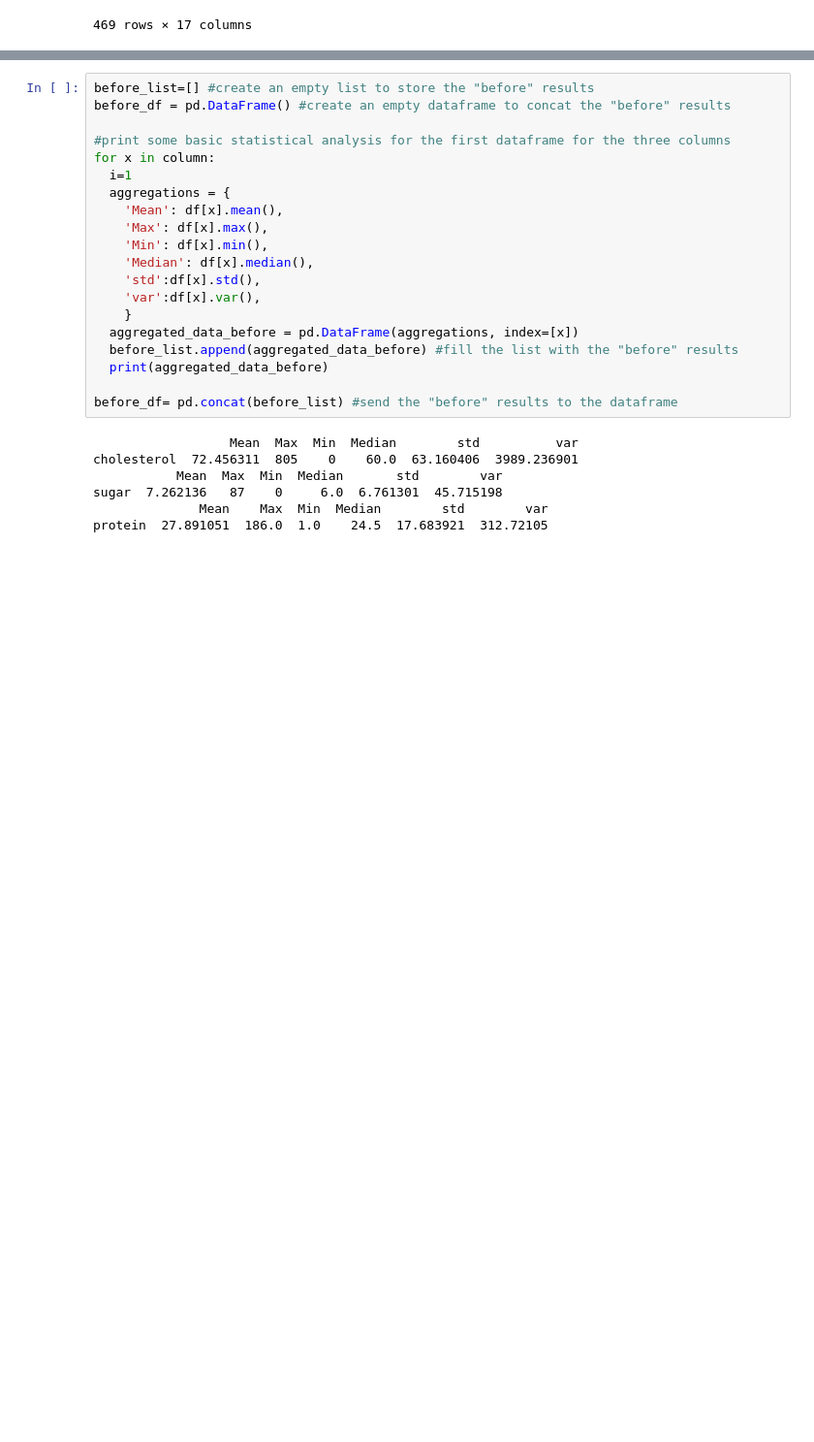
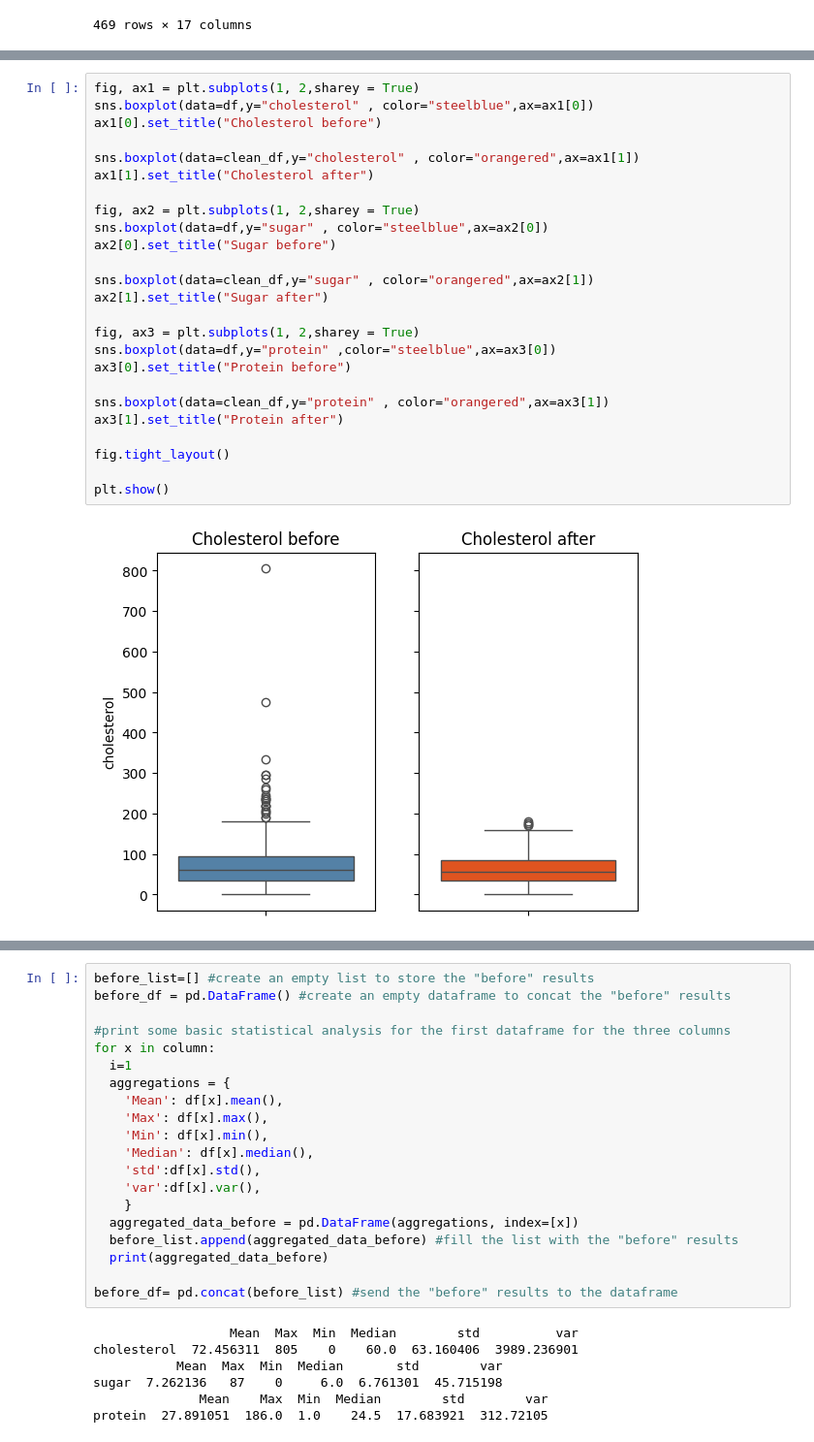
Before and after one commit to macnianios/remove_outliers, a Jupyter notebook: removing_outliers.ipynb, the cells around one changed output, grey strips where cells are left out. Shown: that part at 97% size. Cells and saved outputs as stored; diff of their text form; blank space fills up the shorter version.

```diff
--- a/removing_outliers.ipynb
+++ b/removing_outliers.ipynb
@@ -138,0 +145,27 @@ clean_df
+# %%
+fig, ax1 = plt.subplots(1, 2,sharey = True)
+sns.boxplot(data=df,y="cholesterol" , color="steelblue",ax=ax1[0])
+ax1[0].set_title("Cholesterol before")
+
+sns.boxplot(data=clean_df,y="cholesterol" , color="orangered",ax=ax1[1])
+ax1[1].set_title("Cholesterol after")
+
+fig, ax2 = plt.subplots(1, 2,sharey = True)
+sns.boxplot(data=df,y="sugar" , color="steelblue",ax=ax2[0])
+ax2[0].set_title("Sugar before")
+
+sns.boxplot(data=clean_df,y="sugar" , color="orangered",ax=ax2[1])
+ax2[1].set_title("Sugar after")
+
+fig, ax3 = plt.subplots(1, 2,sharey = True)
+sns.boxplot(data=df,y="protein" ,color="steelblue",ax=ax3[0])
+ax3[0].set_title("Protein before")
+
+sns.boxplot(data=clean_df,y="protein" , color="orangered",ax=ax3[1])
+ax3[1].set_title("Protein after")
+
+fig.tight_layout()
+
+plt.show()
+# %% [output]
+[figure, added]
```
Also changed, not shown: parts of 8 cells of this notebook.
